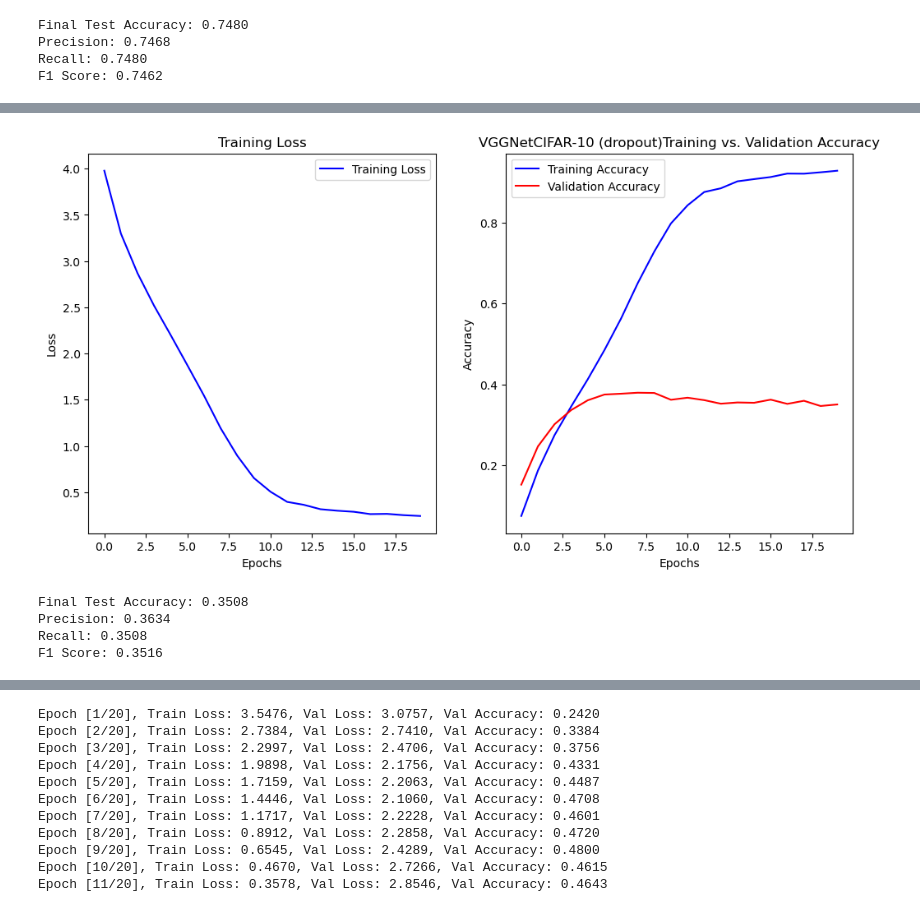
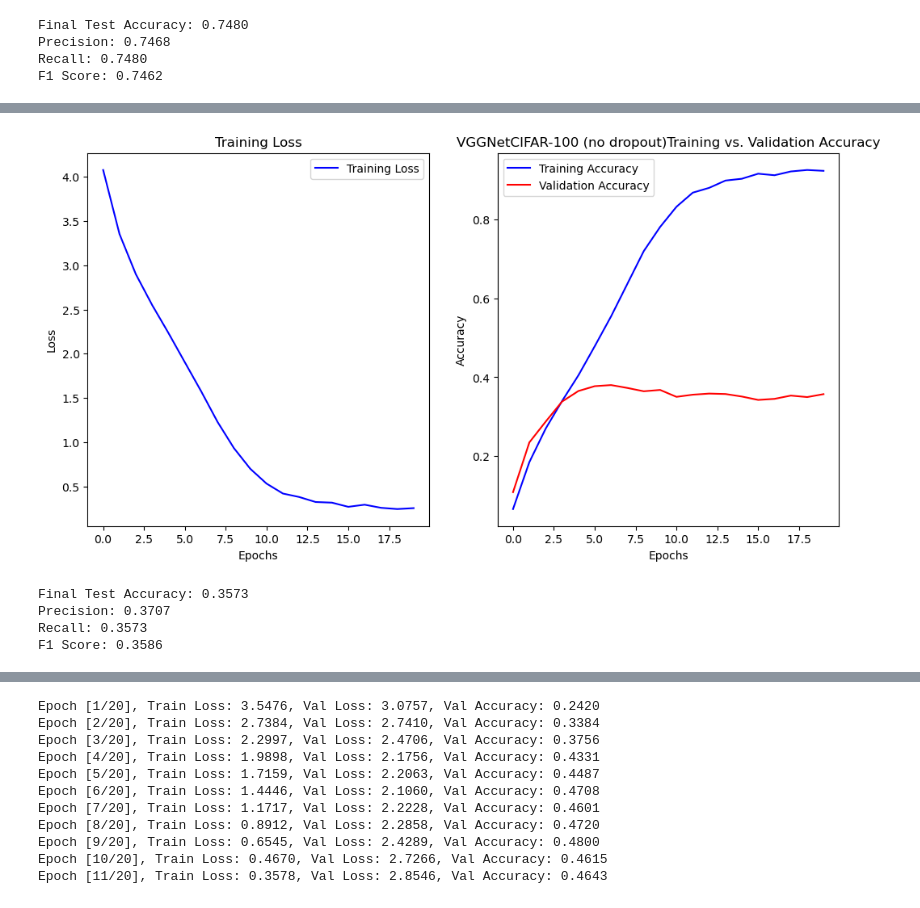
Before and after one commit to nathon-tadeo/4106-Realtime-ML, a Jupyter notebook: homework_2_real_time_ml.ipynb, the cells around one changed output, grey strips where cells are left out. Drawn from its saved outputs; the diff is of its cells as text; code cells hidden in the pictures.

```diff
--- a/homework_2_real_time_ml.ipynb
+++ b/homework_2_real_time_ml.ipynb
@@ -1323,7 +1321,7 @@ ax2.plot(range(len(train_accuracies)), train_accuracies, label="Training Accurac
 ax2.plot(range(len(val_accuracies)), val_accuracies, label="Validation Accuracy", color="red")
 ax2.set_xlabel("Epochs")
 ax2.set_ylabel("Accuracy")
-ax2.set_title("VGGNetCIFAR-10 (dropout)Training vs. Validation Accuracy")
+ax2.set_title("VGGNetCIFAR-100 (no dropout)Training vs. Validation Accuracy")
 ax2.legend()
 
 plt.show()
@@ -1369,8 +1367,8 @@ Training Time: 388.50 seconds
-[figure, old version]
+[figure, new version]
-Final Test Accuracy: 0.3508
-Precision: 0.3634
-Recall: 0.3508
-F1 Score: 0.3516
+Final Test Accuracy: 0.3573
+Precision: 0.3707
+Recall: 0.3573
+F1 Score: 0.3586
 # %%
 # Problem 2: Simplified VGGnet model CIFAR-100 with Dropout
 # Hyperparameters
```
Also changed, not shown: parts of 8 cells of this notebook.
